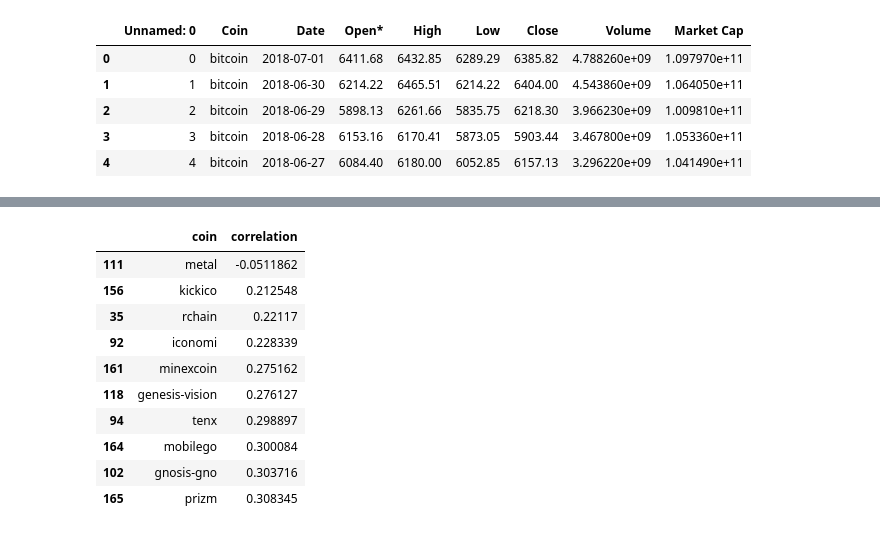
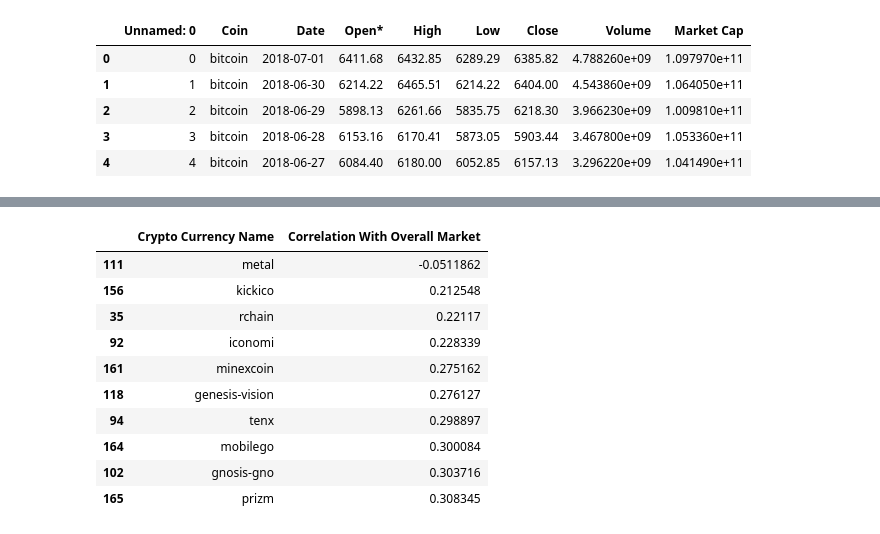
Before and after one commit to tstreamDOTh/Crypto-Currency-Market-Resistance-EDA, a Jupyter notebook: EDA.ipynb, the cells around one changed output, grey strips where cells are left out. Drawn from its saved outputs; the diff is of its cells as text; code cells hidden in the pictures.

```diff
--- a/EDA.ipynb
+++ b/EDA.ipynb
@@ -143,9 +143,9 @@ Text(0,0.5,'Density')
 # %%
-s = pd.DataFrame({'coin' : list(df_dict.keys()), 'correlation': list(df_dict.values())})
+s = pd.DataFrame({'Crypto Currency Name' : list(df_dict.keys()), 'Correlation With Overall Market': list(df_dict.values())})
 # %%
-s.sort_values(['correlation'])[0:10].style.background_gradient(cmap='RdBu')
+s.sort_values(['Correlation With Overall Market'])[0:10].style.background_gradient(cmap='Wistia')
 # %% [output]
-|  | coin | correlation |
+|  | Crypto Currency Name | Correlation With Overall Market |
 | 111 | metal | -0.0511862 |
 | 156 | kickico | 0.212548 |
 | 35 | rchain | 0.22117 |
```
Also changed, not shown: parts of 1 cell of this notebook.
